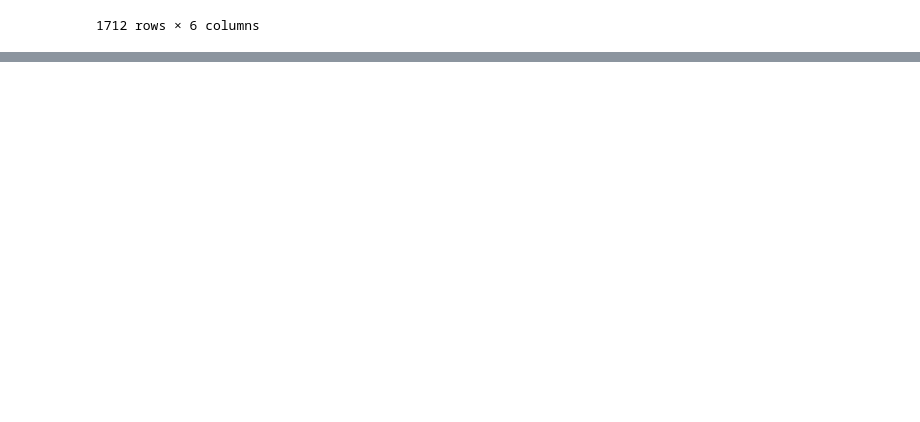
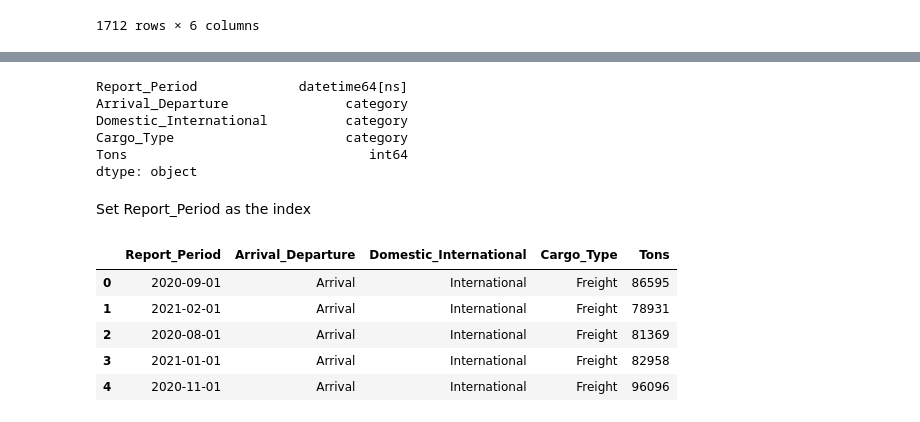
Before and after one commit to IsaganiJulian/LAX_Analysis, a Jupyter notebook: cargo/cargo.ipynb, the cells around one changed output, grey strips where cells are left out. Saved outputs shown, nothing was run; the diff lists cells and outputs as text; code cells hidden in the pictures; blank space fills up the shorter version.

```diff
--- a/cargo/cargo.ipynb
+++ b/cargo/cargo.ipynb
@@ -138,0 +171,20 @@ cargo_df.to_csv('cargo_df.csv', index=False)
+# %%
+cargo_df.dtypes
+# %% [output]
+Report_Period             datetime64[ns]
+Arrival_Departure               category
+Domestic_International          category
+Cargo_Type                      category
+Tons                               int64
+dtype: object
+# %% [markdown]
+Set Report_Period as the index
+# %%
+cargo_df.head()
+# %% [output]
+|  | Report_Period | Arrival_Departure | Domestic_International | Cargo_Type | Tons |
+| 0 | 2020-09-01 | Arrival | International | Freight | 86595 |
+| 1 | 2021-02-01 | Arrival | International | Freight | 78931 |
+| 2 | 2020-08-01 | Arrival | International | Freight | 81369 |
+| 3 | 2021-01-01 | Arrival | International | Freight | 82958 |
+| 4 | 2020-11-01 | Arrival | International | Freight | 96096 |
```
Also changed, not shown: parts of 18 cells of this notebook, 1 other file.
